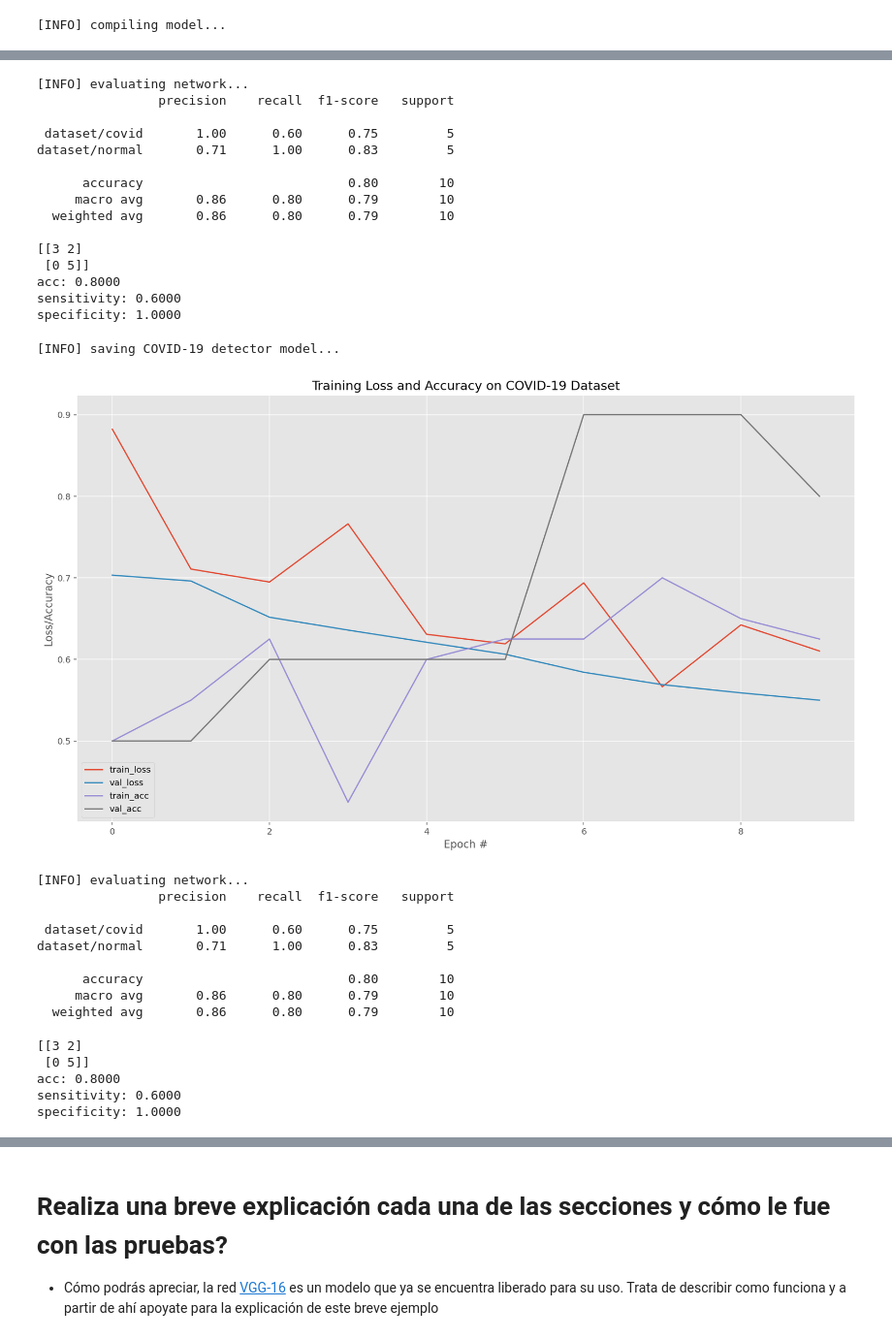
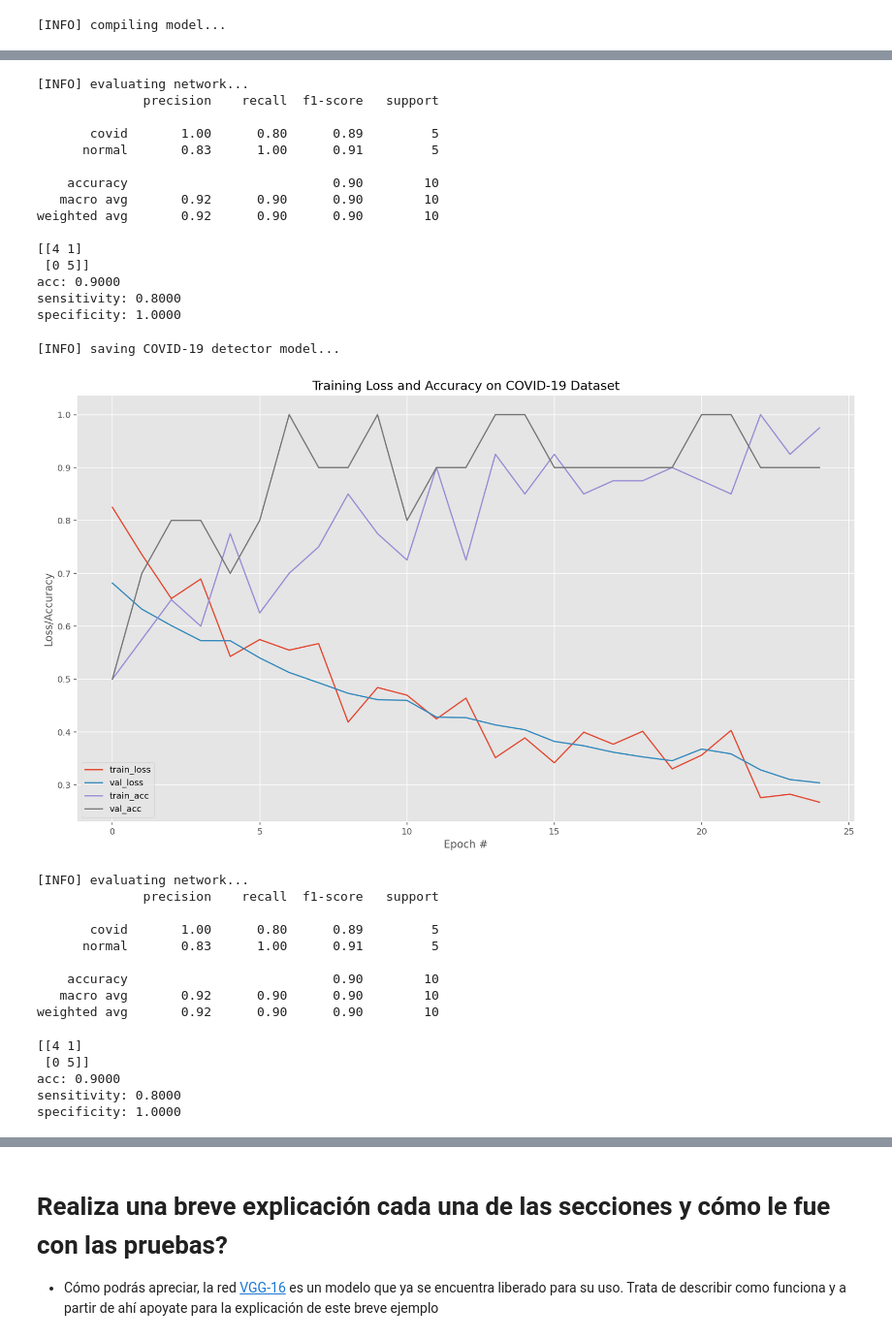
Before and after one commit to feriosch/Aprendizaje_Maquina, a Jupyter notebook: examenes/parcial2/Examen Parcial 2 - MLWoAns.ipynb, the cells around one changed output, grey strips where cells are left out. Shown at 97% size. Drawn from its saved outputs; the diff is of its cells as text; code cells hidden in the pictures.

```diff
--- a/examenes/parcial2/Examen Parcial 2 - MLWoAns.ipynb
+++ b/examenes/parcial2/Examen Parcial 2 - MLWoAns.ipynb
@@ -938,14 +1265,14 @@ import os
 # %%
 # initialize the initial learning rate, number of epochs to train for,
 # and batch size
-INIT_LR = #Completa
-EPOCHS = #Completa
-BS = #Completa
+INIT_LR = 1e-3 #Completa
+EPOCHS = 25 #Completa
+BS = 8 #Completa
 
 # grab the list of images in our dataset directory, then initialize
 # the list of data (i.e., images) and class images
 print("[INFO] loading images...")
-imagePaths = list(#Completa)
+imagePaths = list(paths.list_images("dataset/")) #Completa
 data = []
 labels = []
 # %% [output]
@@ -982,16 +1309,16 @@ for imageP in miniTest:
 # %%
 # convert the data and labels to NumPy arrays while scaling the pixel
 # intensities to the range [0, 255]
-data = #Completa
-labels = #Completa
+data = np.array(data) / 255.0 #Completa
+labels = np.array(labels) #Completa
 
 test1 = np.array(test1) / 255.0
 test2 = np.array(test2)
 
 # perform one-hot encoding on the labels
 lbs = LabelBinarizer()
-labels = #Completa
-labels = #Completa
+labels = lbs.fit_transform(labels) #Completa
+labels = to_categorical(labels) #Completa
 
 lbs2 = LabelBinarizer()
 test2 = lbs2.fit_transform(test2)
@@ -1000,8 +1327,8 @@ test2 = to_categorical(test2)
 # partition the data into training and testing splits using 80% of
 # the data for training and the remaining 20% for testing
 
-#Completa = train_test_split(data, labels,
-	test_size=0.20, stratify=labels, random_state=42)
+(trainX, testX, trainY, testY) = train_test_split(data, labels,
+	test_size=0.20, stratify=labels, random_state=42) #Completa
 
 # initialize the training data augmentation object
 trainAug = ImageDataGenerator(
@@ -1015,12 +1345,12 @@ baseModel = VGG16(weights="imagenet", include_top=False,
 # %%
 # construct the head of the model that will be placed on top of the
 # the base model
-headModel = #Completa
-headModel = #Completa
-headModel = #Completa
-headModel = #Completa
-headModel = #Completa
-headModel = #Completa
+headModel = baseModel.output #Completa
+headModel = AveragePooling2D(pool_size=(4, 4))(headModel) #Completa
+headModel = Flatten(name="flatten")(headModel) #Completa
+headModel = Dense(64, activation="relu")(headModel) #Completa
+headModel = Dropout(0.5)(headModel) #Completa
+headModel = Dense(2, activation="softmax")(headModel) #Completa
 # %%
 # place the head FC model on top of the base model (this will become
 # the actual model we will train)
@@ -1093,41 +1426,41 @@ print("sensitivity: {:.4f}".format(sensitivity))
 print("specificity: {:.4f}".format(specificity))
 # %% [output]
 [INFO] evaluating network...
-                precision    recall  f1-score   support
+              precision    recall  f1-score   support
 
- dataset/covid       1.00      0.60      0.75         5
-dataset/normal       0.71      1.00      0.83         5
+       covid       1.00      0.80      0.89         5
+      normal       0.83      1.00      0.91         5
 
-      accuracy                           0.80        10
-     macro avg       0.86      0.80      0.79        10
-  weighted avg       0.86      0.80      0.79        10
+    accuracy                           0.90        10
+   macro avg       0.92      0.90      0.90        10
+weighted avg       0.92      0.90      0.90        10
 
-[[3 2]
+[[4 1]
  [0 5]]
-acc: 0.8000
-sensitivity: 0.6000
+acc: 0.9000
+sensitivity: 0.8000
 specificity: 1.0000
 # %%
 # plot the training loss and accuracy
 N = EPOCHS
 plt.style.use("ggplot")
 plt.figure()
 plt.plot(np.arange(0, N), H.history["loss"], label="train_loss")
 plt.plot(np.arange(0, N), H.history["val_loss"], label="val_loss")
 plt.plot(np.arange(0, N), H.history["accuracy"], label="train_acc")
 plt.plot(np.arange(0, N), H.history["val_accuracy"], label="val_acc")
 plt.title("Training Loss and Accuracy on COVID-19 Dataset")
 plt.xlabel("Epoch #")
 plt.ylabel("Loss/Accuracy")
 plt.legend(loc="lower left")
 plt.savefig("results.png")
 
 # serialize the model to disk
 print("[INFO] saving COVID-19 detector model...")
-model.save(#Completa, save_format="h5")
+model.save('training.model', save_format="h5") #Completa
 # %% [output]
 [INFO] saving COVID-19 detector model...
-[figure, old version]
+[figure, new version]
 # %%
 # make predictions on the testing set
 print("[INFO] evaluating network...")
@@ -1139,14 +1472,14 @@ predIdxs = np.argmax(predIdxs, axis=1)
 print(classification_report(testY.argmax(axis=1), predIdxs, target_names=lbs.classes_))
 # %% [output]
 [INFO] evaluating network...
-                precision    recall  f1-score   support
+              precision    recall  f1-score   support
 
- dataset/covid       1.00      0.60      0.75         5
-dataset/normal       0.71      1.00      0.83         5
+       covid       1.00      0.80      0.89         5
+      normal       0.83      1.00      0.91         5
 
-      accuracy                           0.80        10
-     macro avg       0.86      0.80      0.79        10
-  weighted avg       0.86      0.80      0.79        10
+    accuracy                           0.90        10
+   macro avg       0.92      0.90      0.90        10
+weighted avg       0.92      0.90      0.90        10
 # %%
 # compute the confusion matrix and and use it to derive the raw
 # accuracy, sensitivity, and specificity
@@ -1161,10 +1494,10 @@ print("acc: {:.4f}".format(acc))
 print("sensitivity: {:.4f}".format(sensitivity))
 print("specificity: {:.4f}".format(specificity))
 # %% [output]
-[[3 2]
+[[4 1]
  [0 5]]
-acc: 0.8000
-sensitivity: 0.6000
+acc: 0.9000
+sensitivity: 0.8000
 specificity: 1.0000
 # %%
 # make predictions on the testing set
```
Also changed, not shown: parts of 108 cells of this notebook.
